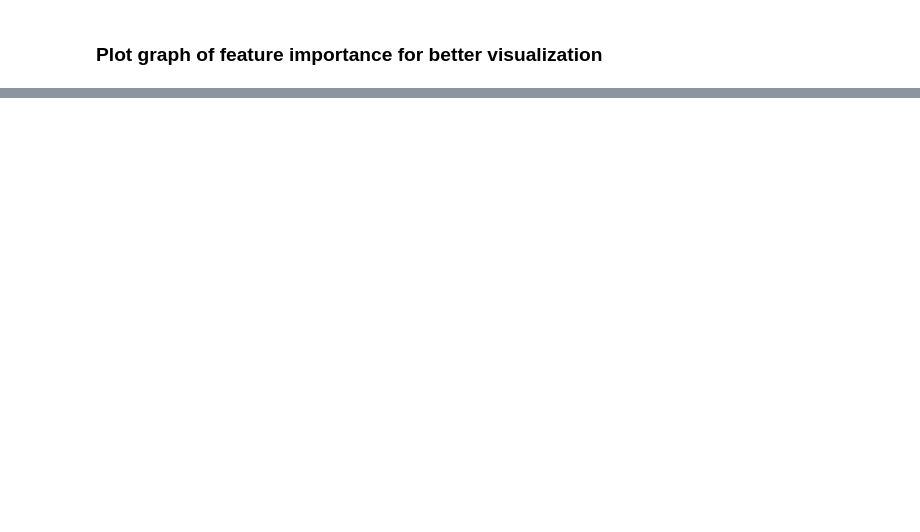
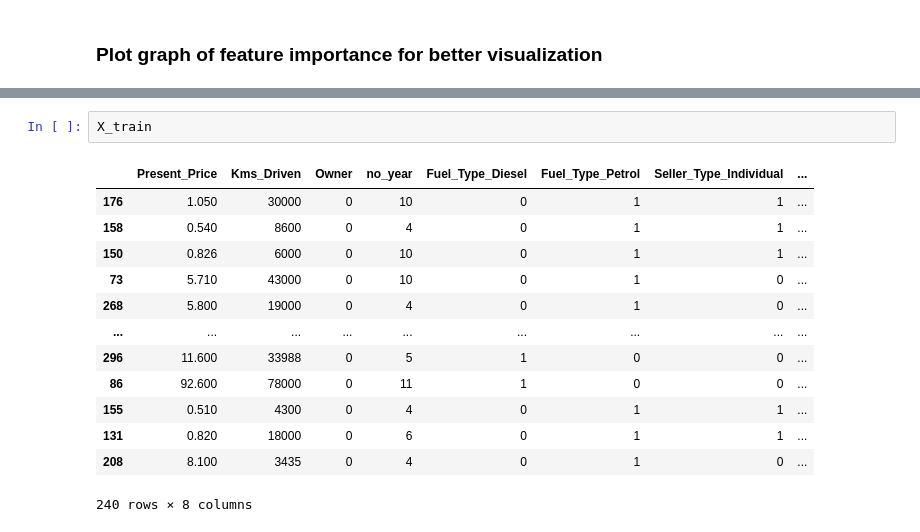
Before and after one commit to abanalii/Car-price-prediction, a Jupyter notebook: Car_Price_Prediction.ipynb, the cells around one changed output, grey strips where cells are left out. Drawn from its saved outputs; the diff is of its cells as text; blank space fills up the shorter version.

```diff
--- a/Car_Price_Prediction.ipynb
+++ b/Car_Price_Prediction.ipynb
@@ -222,0 +228,16 @@ feat_importances.nlargest(5).plot(kind='barh') #five most important features are
+# %%
+X_train
+# %% [output]
+|  | Present_Price | Kms_Driven | Owner | no_year | Fuel_Type_Diesel | Fuel_Type_Petrol | Seller_Type_Individual | ... |
+| 176 | 1.050 | 30000 | 0 | 10 | 0 | 1 | 1 | ... |
+| 158 | 0.540 | 8600 | 0 | 4 | 0 | 1 | 1 | ... |
+| 150 | 0.826 | 6000 | 0 | 10 | 0 | 1 | 1 | ... |
+| 73 | 5.710 | 43000 | 0 | 10 | 0 | 1 | 0 | ... |
+| 268 | 5.800 | 19000 | 0 | 4 | 0 | 1 | 0 | ... |
+| ... | ... | ... | ... | ... | ... | ... | ... | ... |
+| 296 | 11.600 | 33988 | 0 | 5 | 1 | 0 | 0 | ... |
+| 86 | 92.600 | 78000 | 0 | 11 | 1 | 0 | 0 | ... |
+| 155 | 0.510 | 4300 | 0 | 4 | 0 | 1 | 1 | ... |
+| 131 | 0.820 | 18000 | 0 | 6 | 0 | 1 | 1 | ... |
+| 208 | 8.100 | 3435 | 0 | 4 | 0 | 1 | 0 | ... |
+240 rows × 8 columns
```
Also changed, not shown: parts of 14 cells of this notebook.
